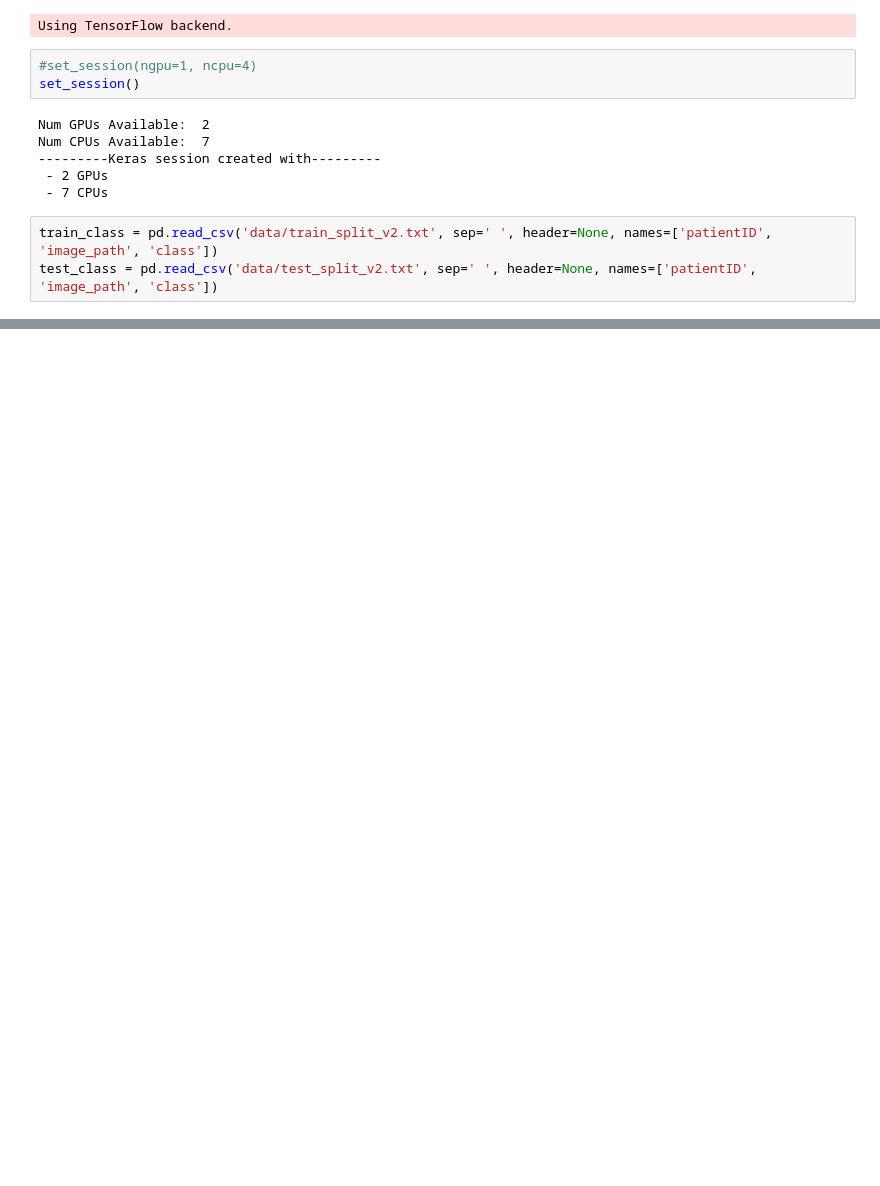
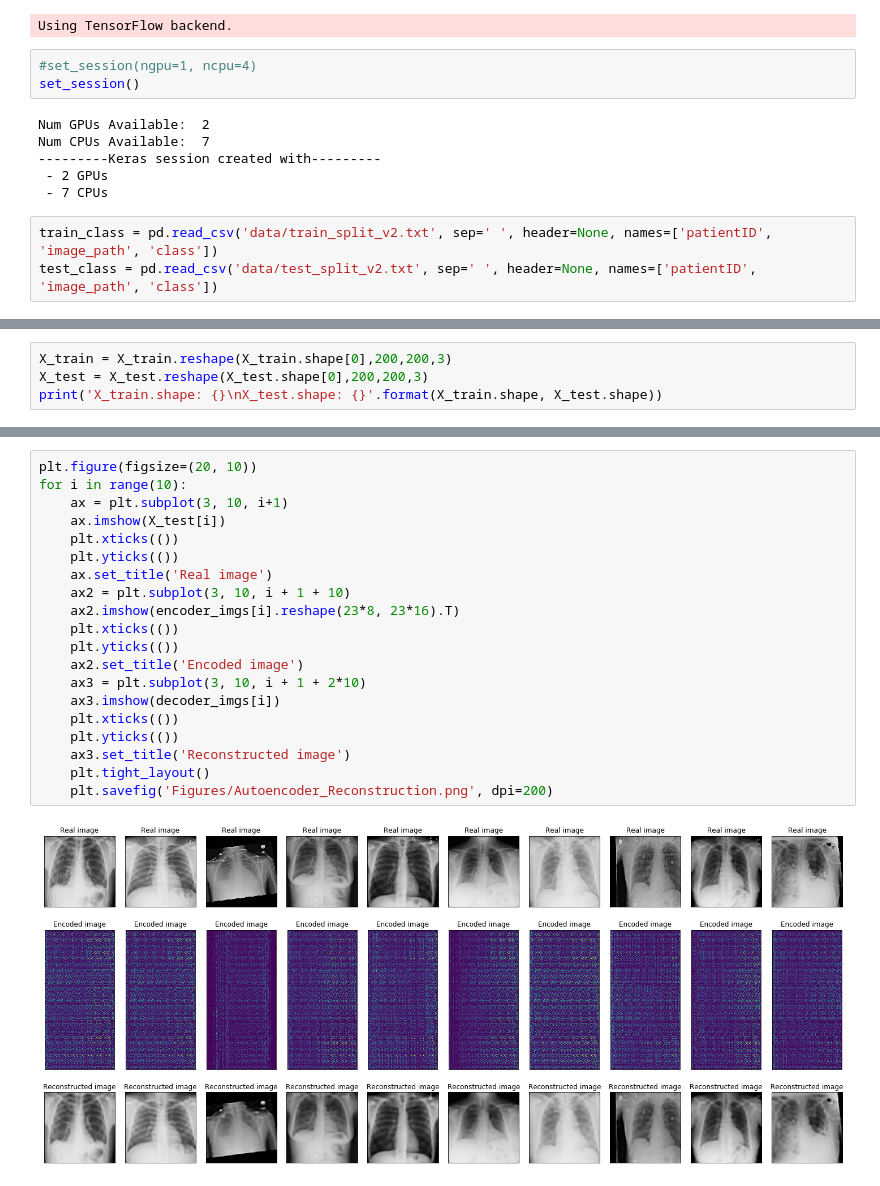
Before and after one commit to TsspGit/CodVid19_CIEMAT, a Jupyter notebook: Covid_autoencoder.ipynb, the cells around one changed output, grey strips where cells are left out. Saved outputs shown, nothing was run; the diff lists cells and outputs as text; blank space fills up the shorter version.

```diff
--- a/Covid_autoencoder.ipynb
+++ b/Covid_autoencoder.ipynb
@@ -85,0 +80,4 @@ plt.plot([20,20],[20,180],color="orange")
+# %%
+X_train = X_train.reshape(X_train.shape[0],200,200,3)
+X_test = X_test.reshape(X_test.shape[0],200,200,3)
+print('X_train.shape: {}\nX_test.shape: {}'.format(X_train.shape, X_test.shape))
@@ -85,0 +239,22 @@ plt.plot([20,20],[20,180],color="orange")
+# %%
+plt.figure(figsize=(20, 10))
+for i in range(10):
+    ax = plt.subplot(3, 10, i+1)
+    ax.imshow(X_test[i])
+    plt.xticks(())
+    plt.yticks(())
+    ax.set_title('Real image')
+    ax2 = plt.subplot(3, 10, i + 1 + 10)
+    ax2.imshow(encoder_imgs[i].reshape(23*8, 23*16).T)
+    plt.xticks(())
+    plt.yticks(())
+    ax2.set_title('Encoded image')
+    ax3 = plt.subplot(3, 10, i + 1 + 2*10)
+    ax3.imshow(decoder_imgs[i])
+    plt.xticks(())
+    plt.yticks(())
+    ax3.set_title('Reconstructed image')
+    plt.tight_layout()
+    plt.savefig('Figures/Autoencoder_Reconstruction.png', dpi=200)
+# %% [output]
+[figure, added]
```
Also changed, not shown: parts of 23 cells of this notebook, 5 other files.
